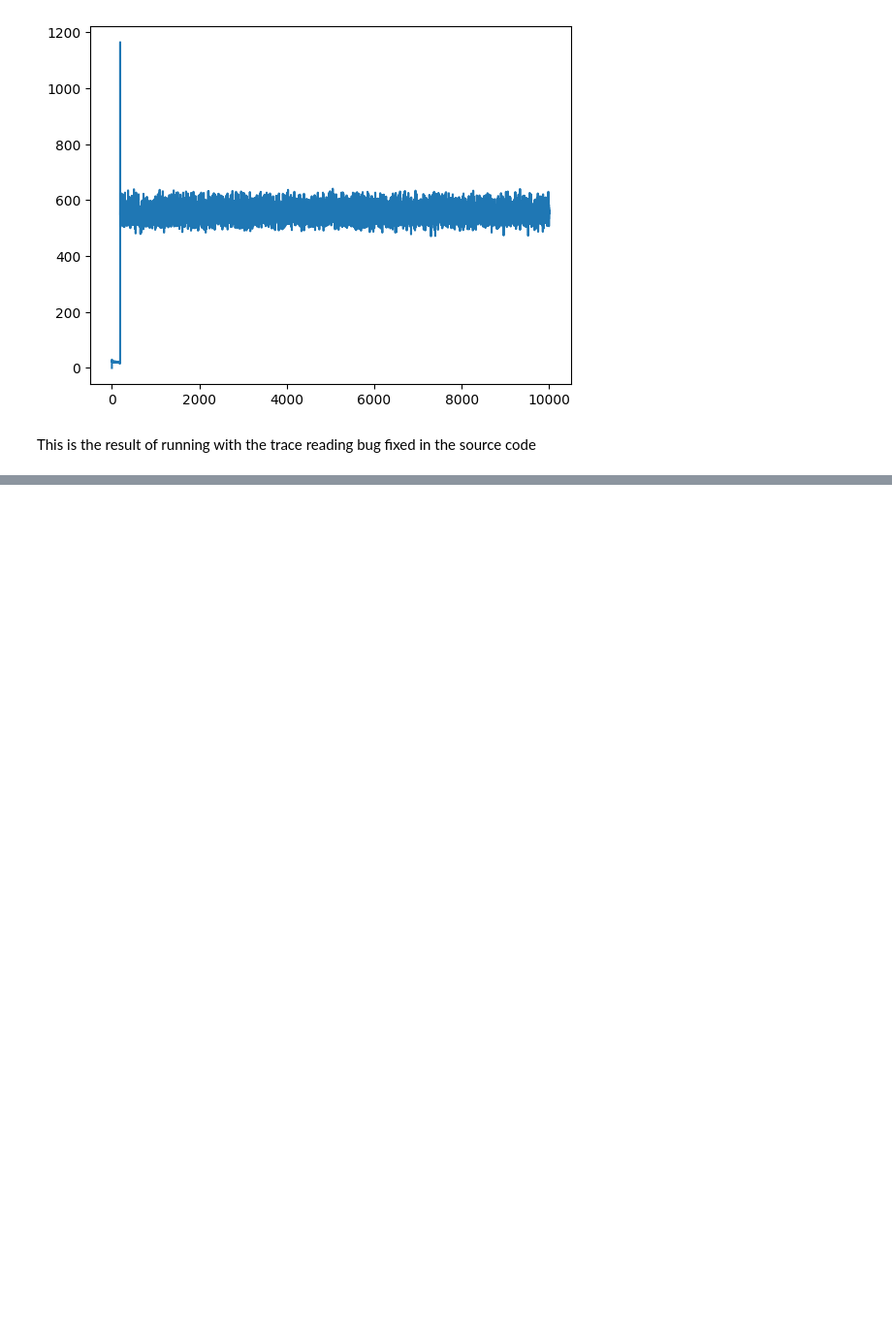
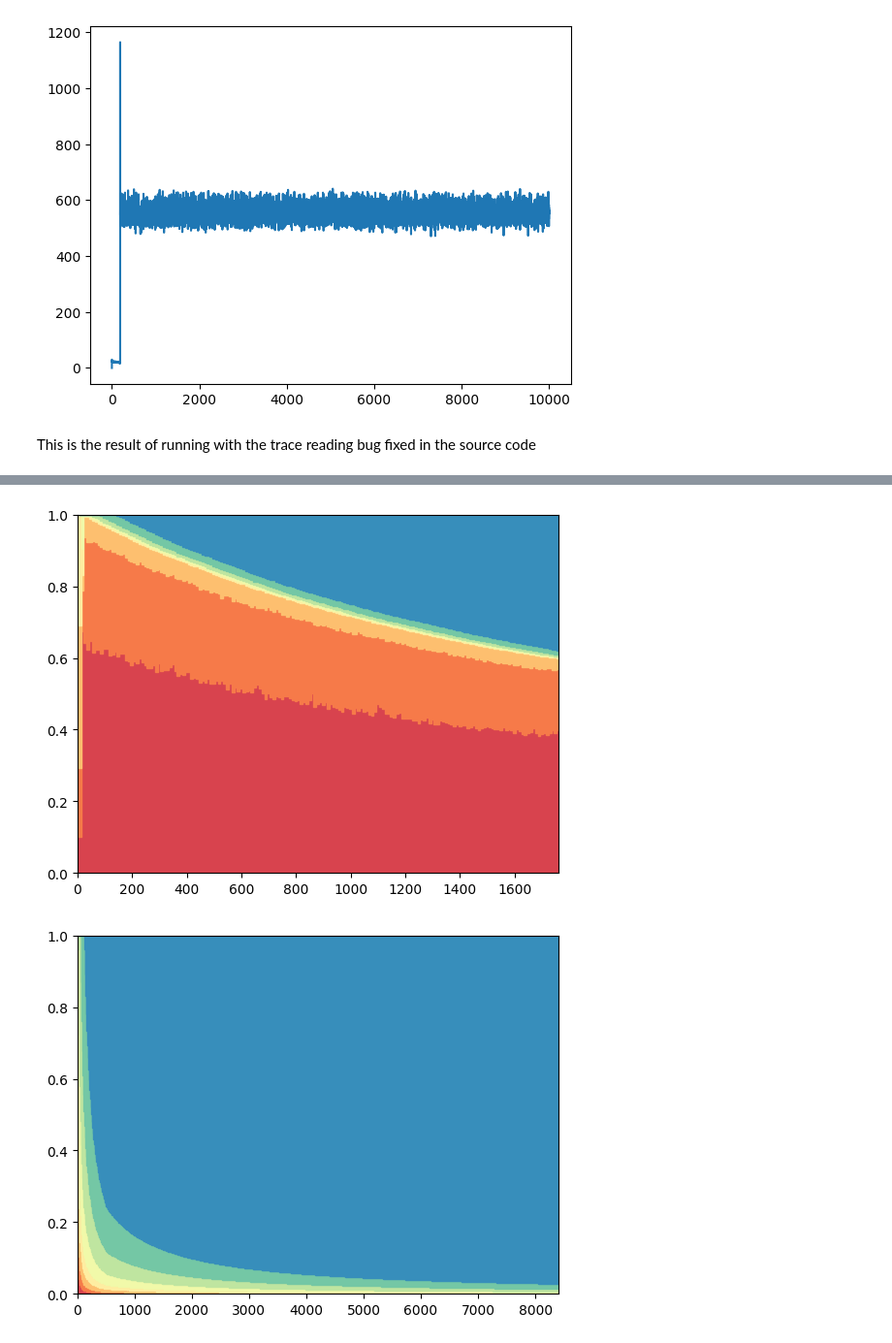
Before and after one commit to tiendatngcs/aimm, a Jupyter notebook: aimmu/gym-memenv/gym_memenv/envs/stats_analysis.ipynb, the cells around one changed output, grey strips where cells are left out. Shown: that part at 97% size. Saved outputs shown, nothing was run; the diff lists cells and outputs as text; code cells hidden in the pictures; blank space fills up the shorter version.

```diff
--- a/aimmu/gym-memenv/gym_memenv/envs/stats_analysis.ipynb
+++ b/aimmu/gym-memenv/gym_memenv/envs/stats_analysis.ipynb
@@ -127,0 +270,30 @@ This is the result of running with the trace reading bug fixed in the source cod
+# %%
+pr_epochs, pr_page_buckets = process_files("./stats/pagerank_baseline", 99999)
+bp_epochs, bp_page_buckets = process_files("./stats/backprop_baseline", 99999)
+lud_epochs, lud_page_buckets = process_files("./stats/lud_baseline", 99999)
+rbm_epochs, rbm_page_buckets = process_files("./stats/rbm_baseline", 99999)
+spmv_epochs, spmv_page_buckets = process_files("./stats/spmv_baseline", 99999)
+sgemm_epochs, sgemm_page_buckets = process_files("./stats/sgemm_baseline", 99999)
+# %%
+pr_page_buckets = np.array(pr_page_buckets)
+bp_page_buckets = np.array(bp_page_buckets)
+lud_page_buckets = np.array(lud_page_buckets)
+rbm_page_buckets = np.array(rbm_page_buckets)
+spmv_page_buckets = np.array(spmv_page_buckets)
+sgemm_page_buckets = np.array(sgemm_page_buckets)
+# %%
+pr_page_buckets_percentage = pr_page_buckets / pr_page_buckets.sum(axis=1, keepdims=True)
+bp_page_buckets_percentage = bp_page_buckets / bp_page_buckets.sum(axis=1, keepdims=True)
+lud_page_buckets_percentage = lud_page_buckets / lud_page_buckets.sum(axis=1, keepdims=True)
+rbm_page_buckets_percentage = rbm_page_buckets / rbm_page_buckets.sum(axis=1, keepdims=True)
+spmv_page_buckets_percentage = spmv_page_buckets / spmv_page_buckets.sum(axis=1, keepdims=True)
+# sgemm_page_buckets_percentage = sgemm_page_buckets / sgemm_page_buckets.sum(axis=1, keepdims=True)
+# %%
+plot_page_access_bucket_percentage(pr_page_buckets_percentage, pr_epochs, "pr_page_percentage.pdf")
+plot_page_access_bucket_percentage(bp_page_buckets_percentage, bp_epochs, "bp_page_percentage.pdf")
+plot_page_access_bucket_percentage(lud_page_buckets_percentage, lud_epochs, "lud_page_percentage.pdf")
+plot_page_access_bucket_percentage(rbm_page_buckets_percentage, rbm_epochs, "rbm_page_percentage.pdf")
+plot_page_access_bucket_percentage(spmv_page_buckets_percentage, spmv_epochs, "spmv_page_percentage.pdf")
+# %% [output]
+[figure, added]
+[figure, added]
```
Also changed, not shown: parts of 12 cells of this notebook, 27 other files.
